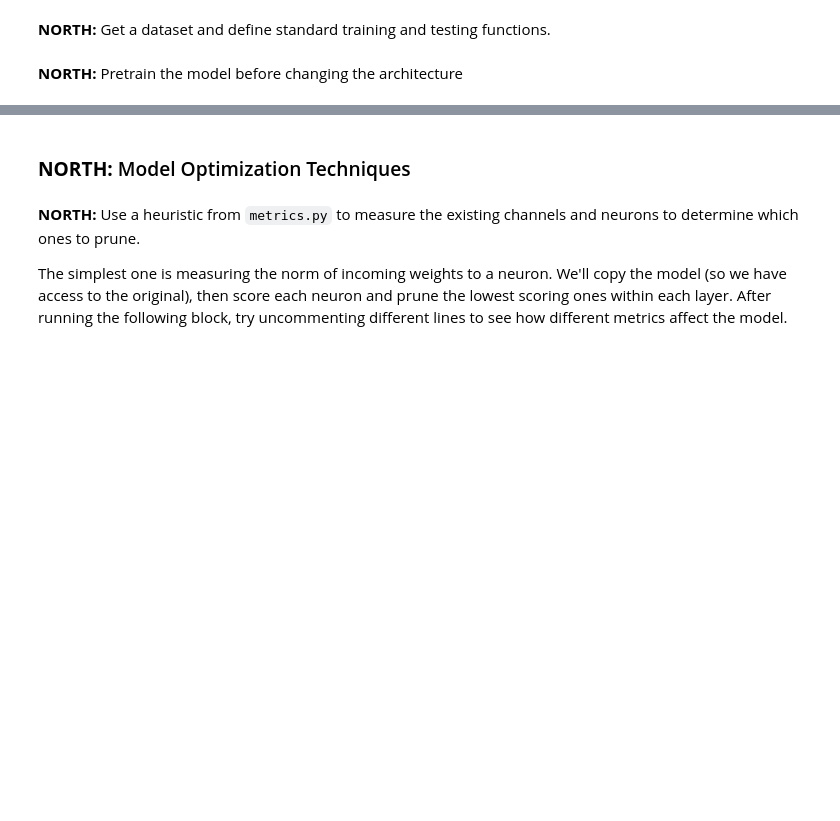
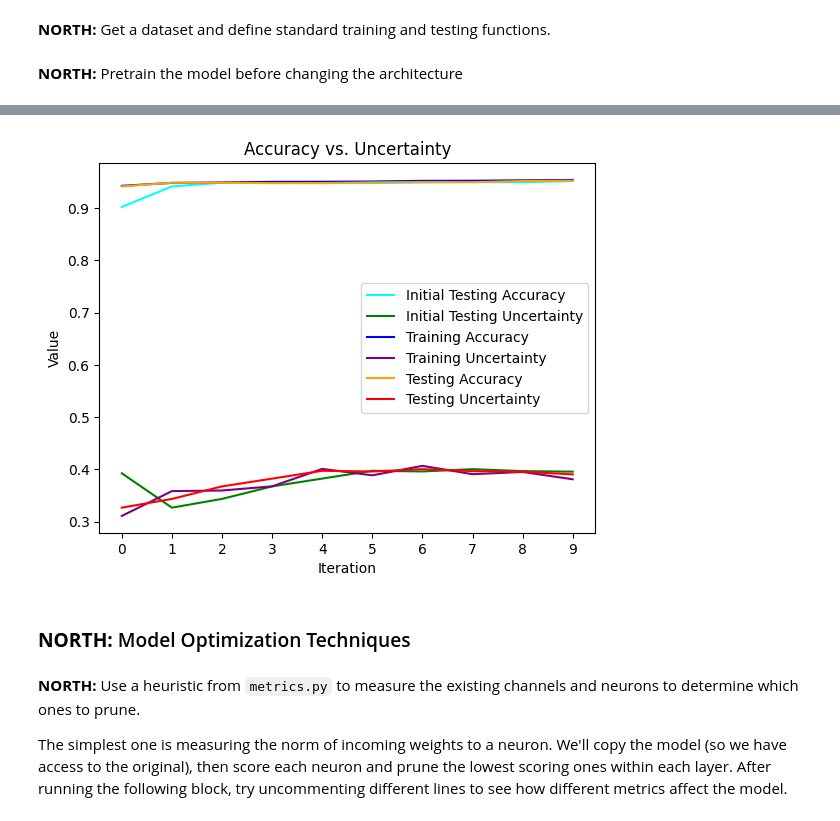
Before and after one commit to rhit-luttredn/SAD-NNs, a Jupyter notebook: sad_nns/north_and_edl_working.ipynb, the cells around one changed output, grey strips where cells are left out. Cells and saved outputs as stored; diff of their text form; code cells hidden in the pictures; blank space fills up the shorter version.

```diff
--- a/sad_nns/north_and_edl_working.ipynb
+++ b/sad_nns/north_and_edl_working.ipynb
@@ -184,0 +188,42 @@ Validation: Average loss: -0.1724, Accuracy: 5850/6000 (97.50%), Average Uncerta
+# %%
+iterations = 10
+modded_model = copy.deepcopy(model)
+modded_optimizer = torch.optim.SGD(modded_model.parameters(), lr=0.01)
+modded_optimizer.load_state_dict(optimizer.state_dict())
+
+init_test_acc_vals = []
+init_test_u_vals = []
+train_acc_vals = []
+train_u_vals = []
+test_acc_vals = []
+test_u_vals = []
+
+for iter in range(iterations):
+    init_test_acc, init_test_u = test(modded_model, val_loader, criterion, return_vals=True)
+    train_acc, train_u, test_acc, test_u = train(modded_model, train_loader, modded_optimizer, criterion, epochs=5, val_loader=val_loader, return_vals=True)
+
+    init_test_acc_vals.append(init_test_acc)
+    init_test_u_vals.append(init_test_u)
+    train_acc_vals.append(train_acc)
+    train_u_vals.append(train_u)
+    test_acc_vals.append(test_acc)
+    test_u_vals.append(test_u)
+
+# Plotting the lines
+plt.plot(np.arange(iterations), init_test_acc_vals, label='Initial Testing Accuracy', color='cyan')
+plt.plot(np.arange(iterations), init_test_u_vals, label='Initial Testing Uncertainty', color='green')
+plt.plot(np.arange(iterations), train_acc_vals, label='Training Accuracy', color='blue')
+plt.plot(np.arange(iterations), train_u_vals, label='Training Uncertainty', color='purple')
+plt.plot(np.arange(iterations), test_acc_vals, label='Testing Accuracy', color='orange')
+plt.plot(np.arange(iterations), test_u_vals, label='Testing Uncertainty', color='red')
+plt.xticks(np.arange(0, iterations, 1))
+
+# Adding titles and labels
+plt.title('Accuracy vs. Uncertainty')
+plt.xlabel('Iteration')
+plt.ylabel('Value')
+plt.legend()
+
+# Show the plot
+plt.show()
+# %% [output]
@@ -185,3 +247,4 @@ Validation: Average loss: -0.1724, Accuracy: 5850/6000 (97.50%), Average Uncerta
+[figure, added]
 # %% [markdown]
 ### **NORTH:** Model Optimization Techniques
 # %% [markdown]
```
Also changed, not shown: parts of 6 cells of this notebook.
